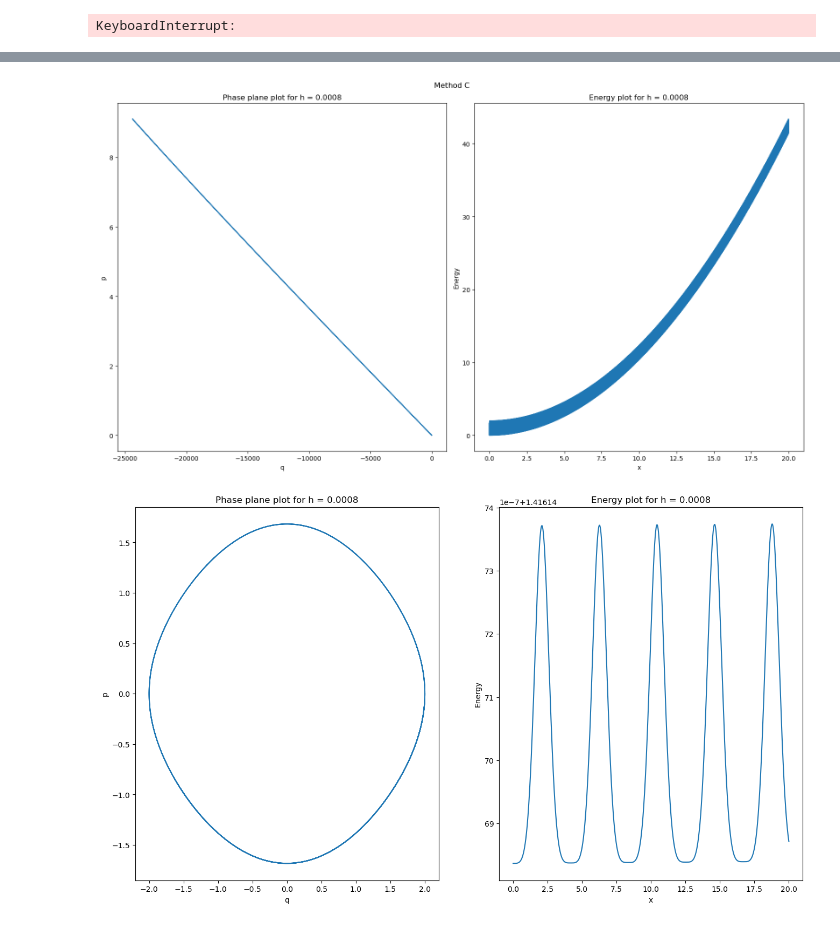
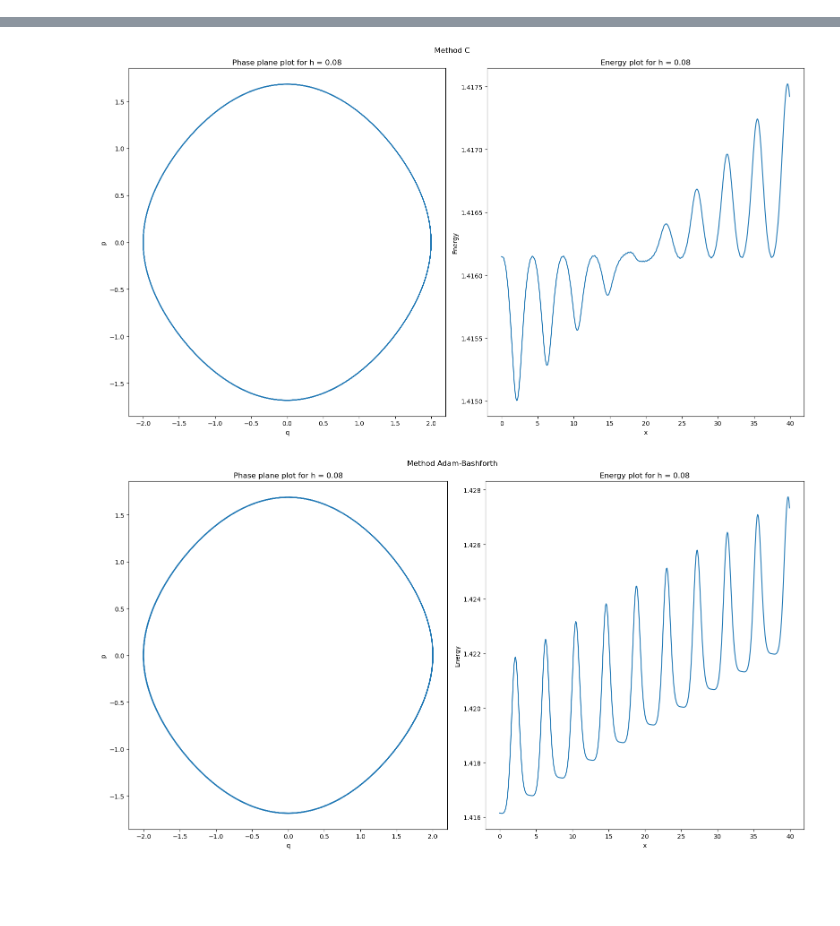
Before and after one commit to nhatthanhtran/225B, a Jupyter notebook: Project2/Project2.ipynb, the cells around one changed output, grey strips where cells are left out. Drawn from its saved outputs; the diff is of its cells as text; code cells hidden in the pictures; blank space fills up the shorter version.

```diff
--- a/Project2/Project2.ipynb
+++ b/Project2/Project2.ipynb
@@ -18,12 +18,12 @@ def explicit_euler_mod(f, t, h, initial):
     return arr_results
 
 def multi_step_methodA(f, t, h, initial):
-    initial = initial.reshape(-1,1)
+
     t = t.reshape(-1,1)
     n, _ = initial.shape
     nt, _ = t.shape
     arr_results = np.zeros((n,nt))
-    arr_results[:,:3] = explicit_euler_mod(f, t[:3], h, initial)
+    arr_results[:,:4] = initial
 
     for i in np.arange(4, len(t)):
         arr_results[:,i] = (h**2)*(7/6*f(arr_results[:,i-1], t[i-1]) -
@@ -34,12 +34,12 @@ def multi_step_methodA(f, t, h, initial):
     return arr_results
 
 def multi_step_methodB(f, t, h, initial):
-    initial = initial.reshape(-1,1)
+
     t = t.reshape(-1,1)
     n, _ = initial.shape
     nt, _ = t.shape
     arr_results = np.zeros((n,nt))
-    arr_results[:,:3] = explicit_euler_mod(f, t[:3], h, initial)
+    arr_results[:,:4] = initial
 
     for i in np.arange(4, len(t)):
         arr_results[:,i] = (h**2)*(4/3*f(arr_results[:,i-1], t[i-1]) +
@@ -49,12 +49,12 @@ def multi_step_methodB(f, t, h, initial):
     return arr_results
 
 def multi_step_methodC(f, t, h, initial):
-    initial = initial.reshape(-1,1)
+
     t = t.reshape(-1,1)
     n, _ = initial.shape
     nt, _ = t.shape
     arr_results = np.zeros((n,nt))
-    arr_results[:,:3] = explicit_euler_mod(f, t[:3], h, initial)
+    arr_results[:,:4] = initial
 
     for i in np.arange(4, len(t)):
         arr_results[:,i] = (h**2)*(7/6*f(arr_results[:,i-1], t[i-1]) -
@@ -98,14 +98,21 @@ def implicit_middpoint(f, t, h, initial):
 def compute_energy(arr_p):
     return np.power(arr_p[0,:],2)/2 + 1- np.cos(arr_p[1,:]).flatten()
 
-def f(x, t): return np.array([-np.sin(x[1]), x[0]])
+def f1(x, t): return np.array([-np.sin(x[1]), x[0]])
+def f(x, t): return np.array([-np.cos(x[1])*x[0], -np.sin(x[1])])
+
 
 
 a = 0
-b = 20
+b = 80
 n = 100
-initial= np.array([0,2])
-h = [0.0008]
+initial1= np.array([0,2])
+h = [0.08]
+
+t = np.arange(start=a, stop=b, step=h[0])
+initial = explicit_euler_mod(f1, t[:4], h[0], initial1)
+
+
 plot_type = ["phase plane", "energy"]
 
 # Modified Euler
@@ -116,7 +123,8 @@ fig, axs = plt.subplots(nrows=len(h), ncols=2, figsize=(16,9))
 
 for (step, pt), ax in zip(it.product(h,plot_type),axs.flat):
     t = np.arange(start=a, stop=b, step=step)
-    s = explicit_euler_mod(f, t, step, initial)
+    s = explicit_euler_mod(f1, t, step, initial1)
+
     energy = compute_energy(s)
     if pt == "energy":
         ax.plot(t, energy)
@@ -144,6 +152,7 @@ fig, axs = plt.subplots(nrows=len(h), ncols=2, figsize=(16,9))
 for (step, pt), ax in zip(it.product(h,plot_type),axs.flat):
     t = np.arange(start=a, stop=b, step=step)
     s = multi_step_methodA(f, t, step, initial)
+
     energy = compute_energy(s)
     if pt == "energy":
         ax.plot(t, energy)
@@ -186,10 +195,10 @@ for (step, pt), ax in zip(it.product(h,plot_type),axs.flat):
 fig.tight_layout()
 fig.suptitle("Method B")
 fig.tight_layout()
-# plt.savefig("project1_expEuler")
-# plt.close
+# # plt.savefig("project1_expEuler")
+# # plt.close
 
-# Method C
+# # Method C
 
 fig, axs = plt.subplots(nrows=len(h), ncols=2, figsize=(16,9))
 
@@ -222,7 +231,7 @@ fig, axs = plt.subplots(nrows=len(h), ncols=2, figsize=(16,9))
 
 for (step, pt), ax in zip(it.product(h,plot_type),axs.flat):
     t = np.arange(start=a, stop=b, step=step)
-    s = adam_bashforth(f, t, step, initial)
+    s = adam_bashforth(f1, t, step, initial1)
     energy = compute_energy(s)
     if pt == "energy":
         ax.plot(t, energy)
@@ -242,4 +251,3 @@ fig.tight_layout()
 # plt.savefig("project1_expEuler")
 # plt.close
 # %% [output]
-KeyboardInterrupt:
@@ -249,5 +257,5 @@ KeyboardInterrupt:
-[figure, old version]
+[figure, new version]
-[figure, old version]
+[figure, new version]
 # %%
 #Problem 2
 import numpy as np
```
Also changed, not shown: parts of 2 cells of this notebook, 1 other file.
